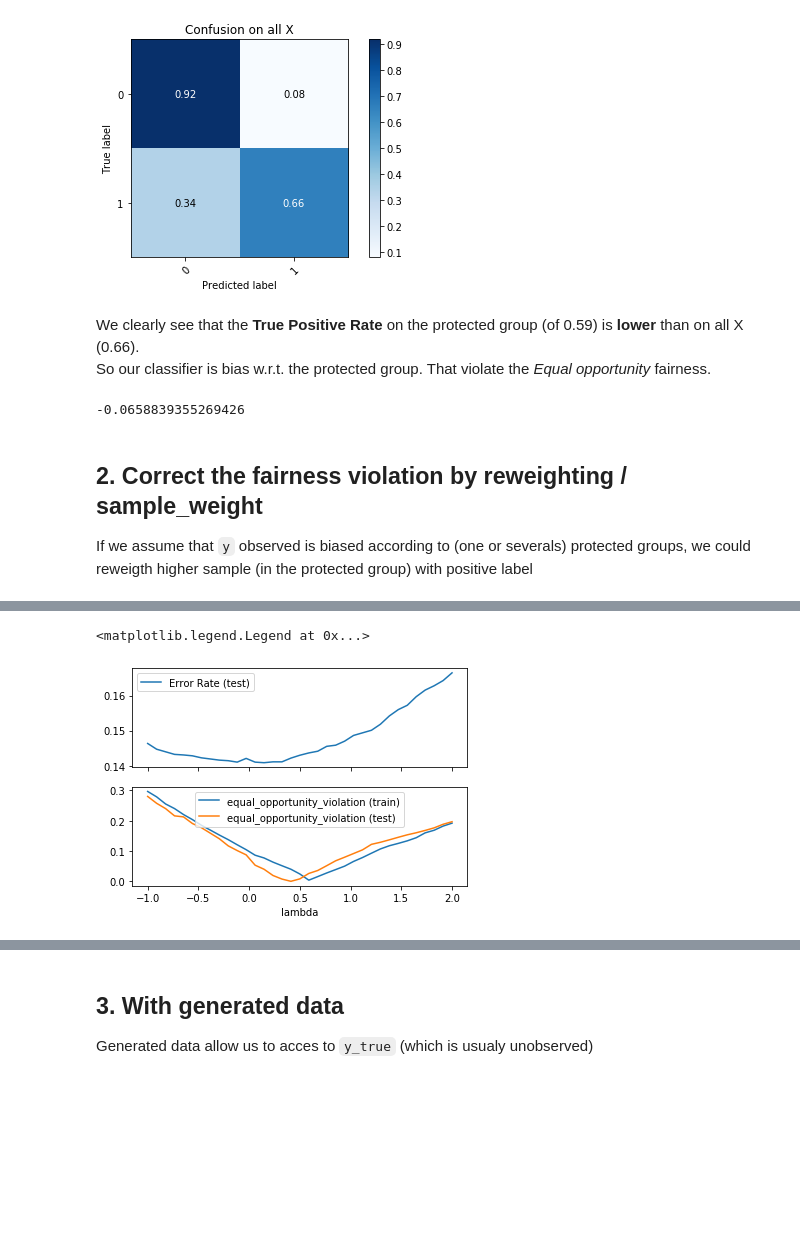
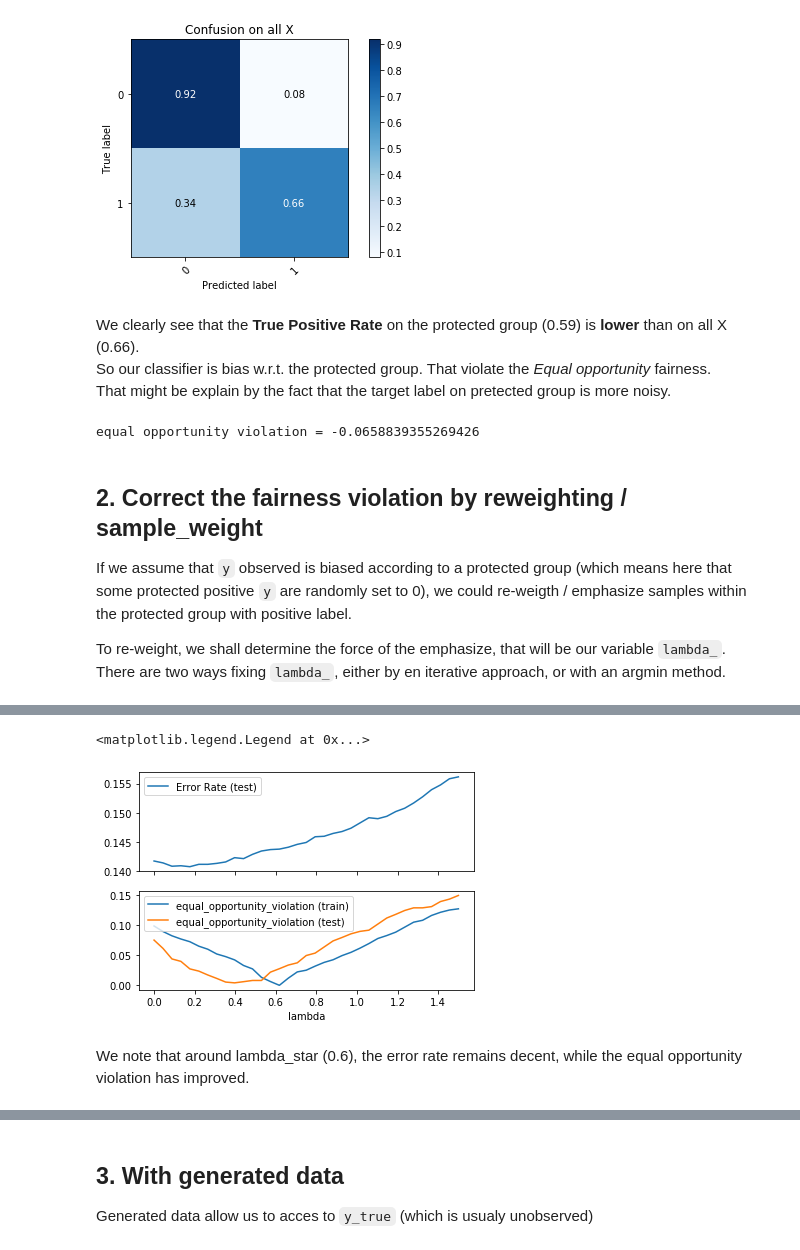
Before and after one commit to TwsThomas/fairness, a Jupyter notebook: fairness adult_sgd.ipynb, the cells around one changed output, grey strips where cells are left out. Drawn from its saved outputs; the diff is of its cells as text; code cells hidden in the pictures; blank space fills up the shorter version.

```diff
--- a/fairness adult_sgd.ipynb
+++ b/fairness adult_sgd.ipynb
@@ -74,7 +73,7 @@ from fairness import plot_confusion_matrix
 # %%
 # Define our model once and for all
 from sklearn.linear_model import LogisticRegression, SGDClassifier
-lr = LogisticRegression(solver='lbfgs', max_iter=1000)
+# lr = LogisticRegression(solver='lbfgs', max_iter=1000)
 lr = SGDClassifier(loss="log", penalty="l2", alpha=5e-4,
                    validation_fraction=0.2, random_state=0,
                    early_stopping=True, n_iter_no_change=5, tol=1e-3)
@@ -99,13 +100,14 @@ plot_confusion_matrix(y_test, y_pred, ['0', '1'], normalize=True, title='Confusi
 [figure]
 [figure]
 # %% [markdown]
-We clearly see that the **True Positive Rate** on the protected group (of 0.59) is **lower** than on all X (0.66).
+We clearly see that the **True Positive Rate** on the protected group (0.59) is **lower** than on all X (0.66).
 So our classifier is bias w.r.t. the protected group. That violate the *Equal opportunity* fairness.
+That might be explain by the fact that the target label on pretected group is more noisy.
 # %%
 def equal_opportunity_violation(y_pred, y_test, protected_group):
     """ Compute the fairness violation w.r.t. the protected group
 
-    Equal opportunity compares true positive rates
+    The equal opportunity notion compares true positive rates
     """
 
     # Positive true label
@@ -115,28 +117,34 @@ def equal_opportunity_violation(y_pred, y_test, protected_group):
     TP_X = sum(y_pred & y_test)
     TP_pg = sum(y_pred & protected_group & y_test)
 
-    diff_TPR = TP_pg / P_true_pg - TP_X / P_true_X
-    return diff_TPR
+    TPR_diff = TP_pg / P_true_pg - TP_X / P_true_X
+    return TPR_diff
 
-equal_opportunity_violation(y_pred, y_test, protected_test)
+eo_violation = equal_opportunity_violation(y_pred, y_test, protected_test)
+
+print('equal opportunity violation = {}'.format(eo_violation))
 # %% [output]
--0.0658839355269426
+equal opportunity violation = -0.0658839355269426
 # %% [markdown]
 ## 2. Correct the fairness violation by reweighting / sample_weight
 
-If we assume that `y` observed is biased according to (one or severals) protected groups, we could reweigth higher sample (in the protected group) with positive label
+If we assume that `y` observed is biased according to a protected group (which means here that some protected positive `y` are randomly set to 0), we could re-weigth / emphasize samples within the protected group with positive label.
+
+To re-weight, we shall determine the force of the emphasize, that will be our variable `lambda_`.
+There are two ways fixing `lambda_`, either by en iterative approach, or with an argmin method.
 # %%
 %%time
 
 def reweigth_samples(lambda_, protected_group, y_bias):
-    # Compute the reweighting w.r.t the protected group
+    # Compute the re-weighting w.r.t the protected group
 
+    # `lambda_` set how much we put emphasize on the protected true positive
     w_tilde = np.exp(lambda_ * protected_group)
-    w = np.array(w_tilde / (1 + w_tilde) * y_bias +\
+    new_w = np.array(w_tilde / (1 + w_tilde) * y_bias +\
                  1 / (1 + w_tilde) * (1 - y_bias))
-    return w
+    return new_w
 
-l_lambda = np.linspace(-1, 2, 35)
+l_lambda = np.linspace(0, 1.5, 35)
 l_fairness_violation_train = []
 l_fairness_violation_test = []
 l_err_test = []
@@ -153,9 +161,10 @@ for lambda_ in l_lambda:
     l_fairness_violation_test.append(test_violation)
     l_err_test.append(1-lr.score(X_test, y_test))
 
-    # Note that an iterative approach is possible to converge to lambda_star:
-    # if we set each time `lambda_ = lambda_ - train_violation`
+    # Note that in the iterative approach which converges to lambda_star
+    # we shall set `lambda_ = lambda_ - train_violation`
 
+# Here we pick lambda_star as the argmin
 lambda_star = l_lambda[np.argmin(np.abs(l_fairness_violation_train))]
 print('lambda_star: ', lambda_star)
 fig, (ax0, ax1) = plt.subplots(nrows=2, sharex=True)
@@ -174,3 +183,5 @@ Wall time: 10.8 s
 <matplotlib.legend.Legend at 0x...>
-[figure, old version]
+[figure, new version]
+# %% [markdown]
+We note that around lambda_star (0.6), the error rate remains decent, while the equal opportunity violation has improved.
 # %%
```
Also changed, not shown: parts of 12 cells of this notebook, 1 other file.
